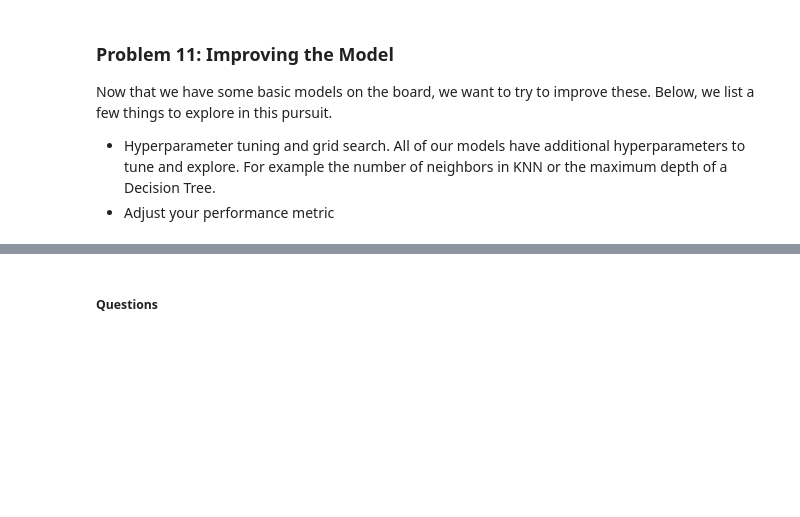
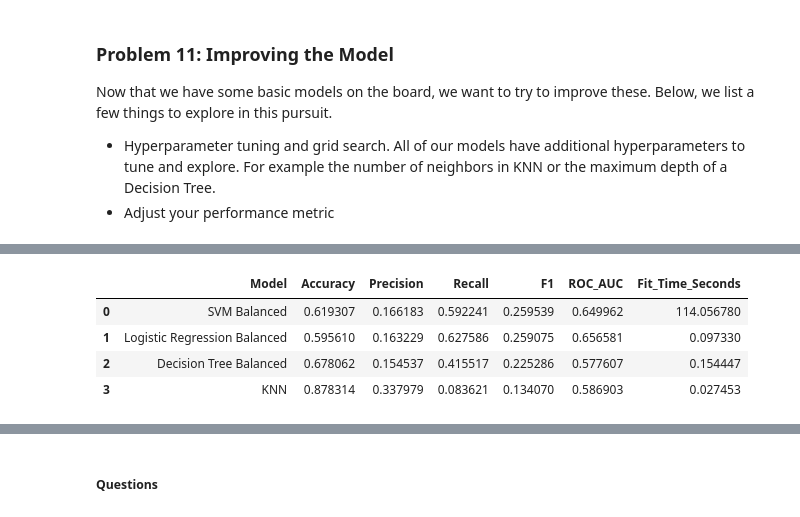
Before and after one commit to RT-Prog/ML_Learn_1, a Jupyter notebook: BankMarketingCampaign/prompt_III.ipynb, the cells around one changed output, grey strips where cells are left out. Saved outputs shown, nothing was run; the diff lists cells and outputs as text; code cells hidden in the pictures; blank space fills up the shorter version.

Commit message:
Class Imbalance added

```diff
--- a/BankMarketingCampaign/prompt_III.ipynb
+++ b/BankMarketingCampaign/prompt_III.ipynb
@@ -525,0 +569,32 @@ Hyperparameter tuning provided a very small imrpovements:
+# %%
+
+# run balanced models
+
+imbalance_results = []
+for name, model in balanced_models.items():
+    result = evaluate_model(
+        name=name,
+        model=model,
+        X_train=X_train,
+        X_test=X_test,
+        y_train=y_train,
+        y_test=y_test
+    )
+
+    imbalance_results.append(result)
+
+# store results in a dataframe
+
+imbalance_results_df = (
+    pd.DataFrame(imbalance_results)
+    .sort_values("F1", ascending=False)
+    .reset_index(drop=True)
+)
+
+imbalance_results_df
+# %% [output]
+|  | Model | Accuracy | Precision | Recall | F1 | ROC_AUC | Fit_Time_Seconds |
+| 0 | SVM Balanced | 0.619307 | 0.166183 | 0.592241 | 0.259539 | 0.649962 | 114.056780 |
+| 1 | Logistic Regression Balanced | 0.595610 | 0.163229 | 0.627586 | 0.259075 | 0.656581 | 0.097330 |
+| 2 | Decision Tree Balanced | 0.678062 | 0.154537 | 0.415517 | 0.225286 | 0.577607 | 0.154447 |
+| 3 | KNN | 0.878314 | 0.337979 | 0.083621 | 0.134070 | 0.586903 | 0.027453 |
```
Also changed, not shown: parts of 5 cells of this notebook.
